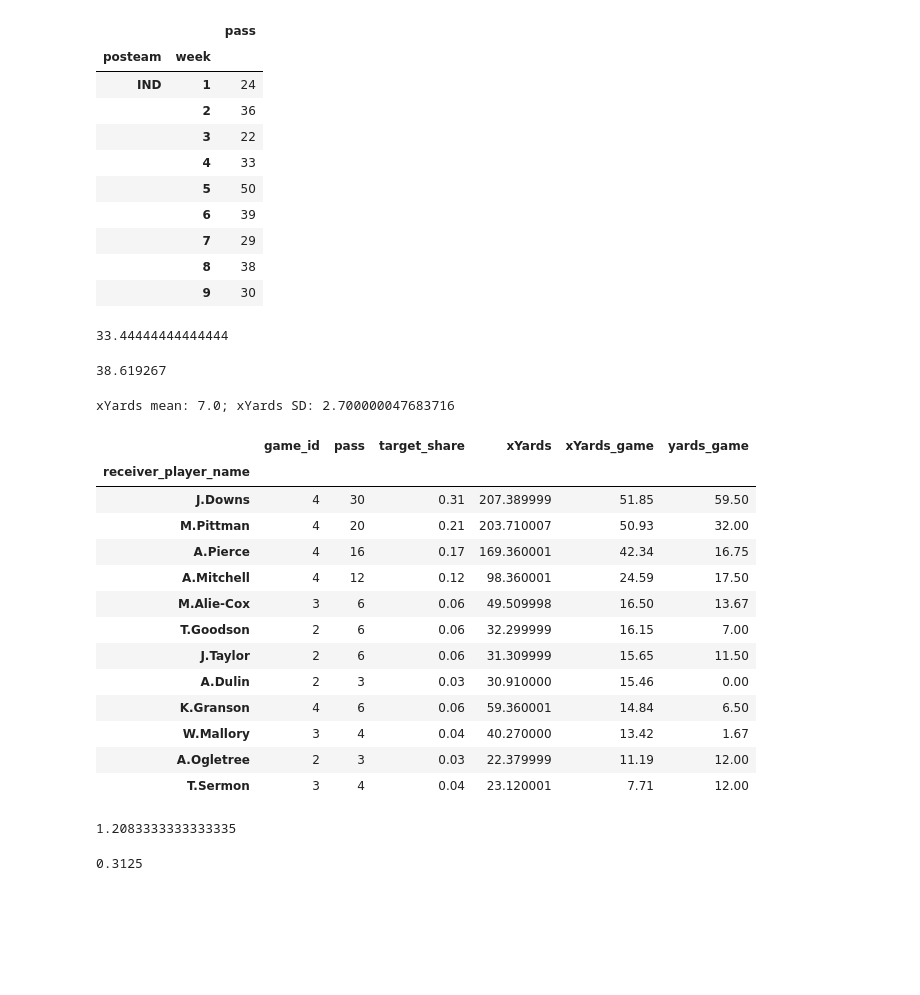
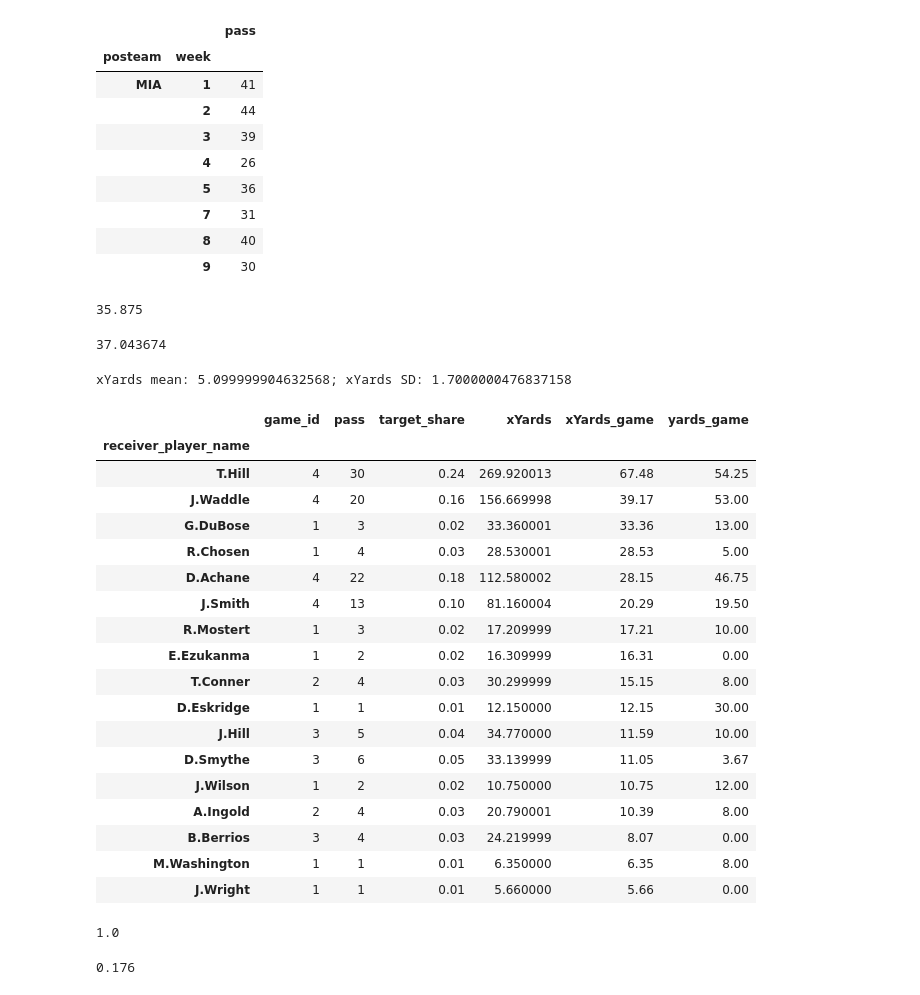
Before and after one commit to SalCacciatore/pro_football_analyzer, a Jupyter notebook: Receiving_Yards_Predictor/receiver_sim.ipynb, the cells around one changed output. Saved outputs shown, nothing was run; the diff lists cells and outputs as text; code cells hidden in the pictures; blank space fills up the shorter version.

```diff
--- a/Receiving_Yards_Predictor/receiver_sim.ipynb
+++ b/Receiving_Yards_Predictor/receiver_sim.ipynb
@@ -187,12 +187,12 @@ def df_creator(team,spread,total):
 
     return team_df
 # %%
-chosen_team = 'IND'
+chosen_team = 'MIA'
 
-receiver_name = 'J.Downs'
+receiver_name = 'D.Achane'
 
 
-team_df = df_creator(chosen_team,3.5,46.5)
+team_df = df_creator(chosen_team,-2,49)
 
 team_df
 # %% [output]
@@ -219,25 +219,24 @@ data[data['posteam']==chosen_team].groupby(['posteam','week']).agg({'pass':'sum'
 # %% [output]
 |  |  | pass |
 | posteam | week |  |
-| IND | 1 | 24 |
-|  | 2 | 36 |
-|  | 3 | 22 |
-|  | 4 | 33 |
-|  | 5 | 50 |
-|  | 6 | 39 |
-|  | 7 | 29 |
-|  | 8 | 38 |
+| MIA | 1 | 41 |
+|  | 2 | 44 |
+|  | 3 | 39 |
+|  | 4 | 26 |
+|  | 5 | 36 |
+|  | 7 | 31 |
+|  | 8 | 40 |
 |  | 9 | 30 |
 # %%
 data[data['posteam']==chosen_team].groupby(['posteam','week']).agg({'pass':'sum'})['pass'].mean()
 # %% [output]
-33.44444444444444
+35.875
 # %%
 predicted_attempts = pass_volume_model.predict(team_df[['trailing_pass_total','trailing_pass_avg','trailing_pass_oe_avg','trailing_total_plays_avg','total_line','pos_team_total','pos_spread']])[0]
 
 predicted_attempts
 # %% [output]
-38.619267
+37.043674
 # %%
 new_columns_current = predict_columns(df, yardage_model, touchdown_model)
 current_szn = pd.concat([df, new_columns_current], axis=1)
@@ -249,48 +248,59 @@ xYards_sd = current_szn[current_szn['receiver_player_name']==receiver_name]['xYa
 
 print(f'xYards mean: {xYardsmean.round(1)}; xYards SD: {xYards_sd.round(1)}')
 # %% [output]
-xYards mean: 7.0; xYards SD: 2.700000047683716
+xYards mean: 5.099999904632568; xYards SD: 1.7000000476837158
 # %%
-team_period = current_szn[(current_szn['posteam']==chosen_team)&(current_szn['week']>5)].groupby('receiver_player_name').agg({'pass':'sum','xYards':'sum','game_id':'nunique','yards_gained':'sum'})
+team_period = current_szn[(current_szn['posteam']==chosen_team)&(current_szn['week']<5)].groupby('receiver_player_name').agg({'pass':'sum','xYards':'sum','game_id':'nunique','yards_gained':'sum'})
 
-excluded_receiver = 'M.Pittman'
+excluded_receiver1 = 'M.Pittman'
+
+excluded_receiver2 = ''
 
 
-team_targets = team_period[team_period.index!=excluded_receiver]['pass'].sum()
+
+team_targets = team_period[team_period.index!=excluded_receiver1]
+
+team_targets = team_targets[team_targets.index!=excluded_receiver2]['pass'].sum()
+
 
 team_period['target_share'] = team_period['pass']/team_targets
 
 team_period['xYards_game'] = team_period['xYards']/team_period['game_id']
 
 team_period['yards_game'] = team_period['yards_gained']/team_period['game_id']
 
 
 team_period.round(2).sort_values('xYards_game',ascending=False)[['game_id','pass','target_share','xYards','xYards_game','yards_game']]
 # %% [output]
 |  | game_id | pass | target_share | xYards | xYards_game | yards_game |
 | receiver_player_name |  |  |  |  |  |  |
-| J.Downs | 4 | 30 | 0.31 | 207.389999 | 51.85 | 59.50 |
-| M.Pittman | 4 | 20 | 0.21 | 203.710007 | 50.93 | 32.00 |
-| A.Pierce | 4 | 16 | 0.17 | 169.360001 | 42.34 | 16.75 |
-| A.Mitchell | 4 | 12 | 0.12 | 98.360001 | 24.59 | 17.50 |
-| M.Alie-Cox | 3 | 6 | 0.06 | 49.509998 | 16.50 | 13.67 |
-| T.Goodson | 2 | 6 | 0.06 | 32.299999 | 16.15 | 7.00 |
-| J.Taylor | 2 | 6 | 0.06 | 31.309999 | 15.65 | 11.50 |
-| A.Dulin | 2 | 3 | 0.03 | 30.910000 | 15.46 | 0.00 |
-| K.Granson | 4 | 6 | 0.06 | 59.360001 | 14.84 | 6.50 |
-| W.Mallory | 3 | 4 | 0.04 | 40.270000 | 13.42 | 1.67 |
-| A.Ogletree | 2 | 3 | 0.03 | 22.379999 | 11.19 | 12.00 |
-| T.Sermon | 3 | 4 | 0.04 | 23.120001 | 7.71 | 12.00 |
+| T.Hill | 4 | 30 | 0.24 | 269.920013 | 67.48 | 54.25 |
+| J.Waddle | 4 | 20 | 0.16 | 156.669998 | 39.17 | 53.00 |
+| G.DuBose | 1 | 3 | 0.02 | 33.360001 | 33.36 | 13.00 |
+| R.Chosen | 1 | 4 | 0.03 | 28.530001 | 28.53 | 5.00 |
+| D.Achane | 4 | 22 | 0.18 | 112.580002 | 28.15 | 46.75 |
+| J.Smith | 4 | 13 | 0.10 | 81.160004 | 20.29 | 19.50 |
+| R.Mostert | 1 | 3 | 0.02 | 17.209999 | 17.21 | 10.00 |
+| E.Ezukanma | 1 | 2 | 0.02 | 16.309999 | 16.31 | 0.00 |
+| T.Conner | 2 | 4 | 0.03 | 30.299999 | 15.15 | 8.00 |
+| D.Eskridge | 1 | 1 | 0.01 | 12.150000 | 12.15 | 30.00 |
+| J.Hill | 3 | 5 | 0.04 | 34.770000 | 11.59 | 10.00 |
+| D.Smythe | 3 | 6 | 0.05 | 33.139999 | 11.05 | 3.67 |
+| J.Wilson | 1 | 2 | 0.02 | 10.750000 | 10.75 | 12.00 |
+| A.Ingold | 2 | 4 | 0.03 | 20.790001 | 10.39 | 8.00 |
+| B.Berrios | 3 | 4 | 0.03 | 24.219999 | 8.07 | 0.00 |
+| M.Washington | 1 | 1 | 0.01 | 6.350000 | 6.35 | 8.00 |
+| J.Wright | 1 | 1 | 0.01 | 5.660000 | 5.66 | 0.00 |
 # %%
 team_period['target_share'].sum()
 # %% [output]
-1.2083333333333335
+1.0
 # %%
 rec_target_share = team_period[team_period.index == receiver_name]['target_share'].values[0]
 
 rec_target_share
 # %% [output]
-0.3125
+0.176
 # %%
 rec_df = current_szn[(current_szn['receiver_player_name']==receiver_name)&(current_szn['posteam']==chosen_team)].groupby('week').agg({'pass':'sum','xYards':'sum','yards_gained':'sum'}).round(1)
 
```
Also changed, not shown: parts of 8 cells of this notebook, 3 other files.
